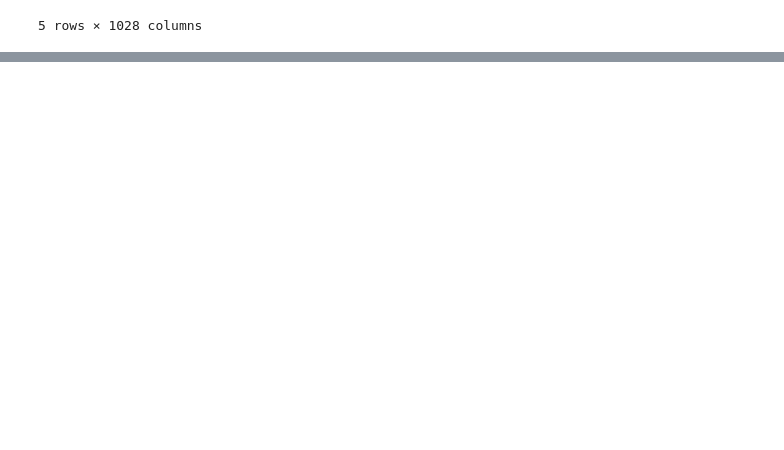
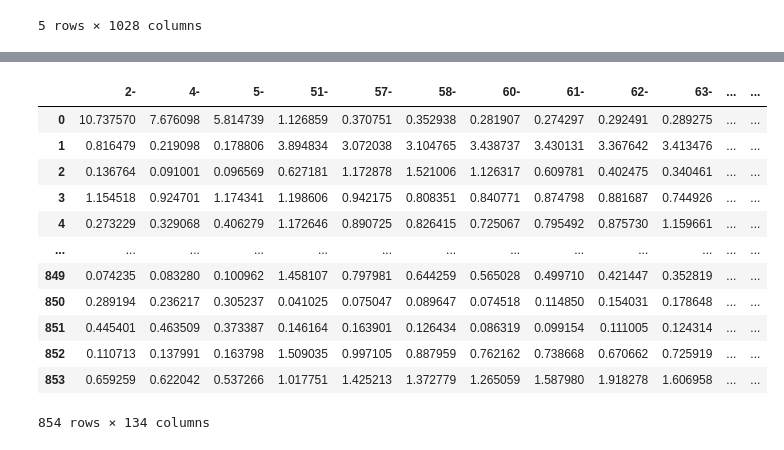
Before and after one commit to corentinpla/hackathon-statup-2022, a Jupyter notebook: Reconnaissance Femme_Homme/3.Vectorisation_sélection.ipynb, the cells around one changed output, grey strips where cells are left out. Saved outputs shown, nothing was run; the diff lists cells and outputs as text; code cells hidden in the pictures; blank space fills up the shorter version.

Commit message:
selection_colonnes

```diff
--- a/Reconnaissance Femme_Homme/3.Vectorisation_sélection.ipynb
+++ b/Reconnaissance Femme_Homme/3.Vectorisation_sélection.ipynb
@@ -120,0 +125,3 @@ for col in fft2_men.columns:
+# %%
+col_select=col_select+['SEXE-', 'ORIGIN-', 'ID']
+col_select
@@ -120,0 +146,2 @@ for col in fft2_men.columns:
+# %%
+data=fft[col_select]
@@ -120,0 +150,16 @@ for col in fft2_men.columns:
+# %%
+data
+# %% [output]
+|  | 2- | 4- | 5- | 51- | 57- | 58- | 60- | 61- | 62- | 63- | ... | ... |
+| 0 | 10.737570 | 7.676098 | 5.814739 | 1.126859 | 0.370751 | 0.352938 | 0.281907 | 0.274297 | 0.292491 | 0.289275 | ... | ... |
+| 1 | 0.816479 | 0.219098 | 0.178806 | 3.894834 | 3.072038 | 3.104765 | 3.438737 | 3.430131 | 3.367642 | 3.413476 | ... | ... |
+| 2 | 0.136764 | 0.091001 | 0.096569 | 0.627181 | 1.172878 | 1.521006 | 1.126317 | 0.609781 | 0.402475 | 0.340461 | ... | ... |
+| 3 | 1.154518 | 0.924701 | 1.174341 | 1.198606 | 0.942175 | 0.808351 | 0.840771 | 0.874798 | 0.881687 | 0.744926 | ... | ... |
+| 4 | 0.273229 | 0.329068 | 0.406279 | 1.172646 | 0.890725 | 0.826415 | 0.725067 | 0.795492 | 0.875730 | 1.159661 | ... | ... |
+| ... | ... | ... | ... | ... | ... | ... | ... | ... | ... | ... | ... | ... |
+| 849 | 0.074235 | 0.083280 | 0.100962 | 1.458107 | 0.797981 | 0.644259 | 0.565028 | 0.499710 | 0.421447 | 0.352819 | ... | ... |
+| 850 | 0.289194 | 0.236217 | 0.305237 | 0.041025 | 0.075047 | 0.089647 | 0.074518 | 0.114850 | 0.154031 | 0.178648 | ... | ... |
+| 851 | 0.445401 | 0.463509 | 0.373387 | 0.146164 | 0.163901 | 0.126434 | 0.086319 | 0.099154 | 0.111005 | 0.124314 | ... | ... |
+| 852 | 0.110713 | 0.137991 | 0.163798 | 1.509035 | 0.997105 | 0.887959 | 0.762162 | 0.738668 | 0.670662 | 0.725919 | ... | ... |
+| 853 | 0.659259 | 0.622042 | 0.537266 | 1.017751 | 1.425213 | 1.372779 | 1.265059 | 1.587980 | 1.918278 | 1.606958 | ... | ... |
+854 rows × 134 columns
```
Also changed, not shown: parts of 7 cells of this notebook, 2 other files.
